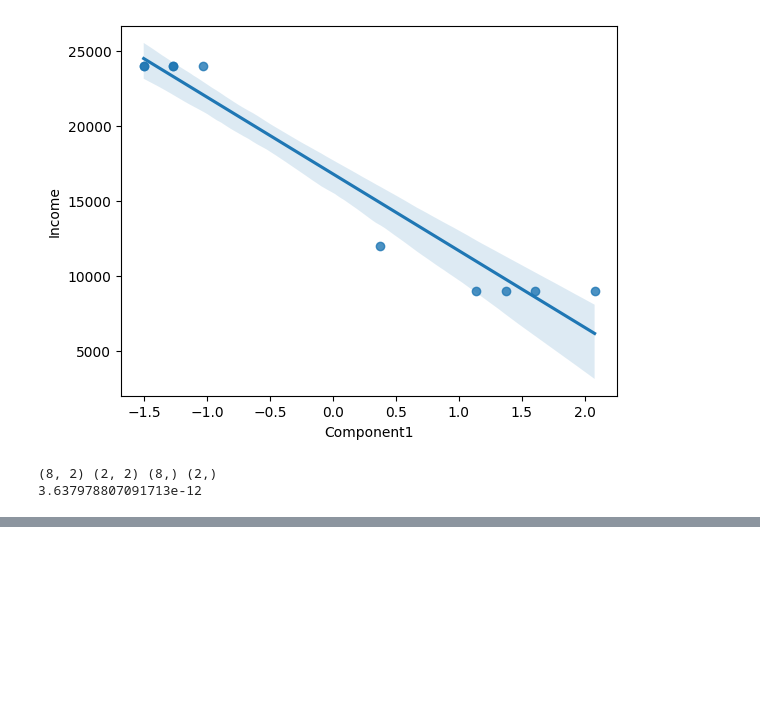
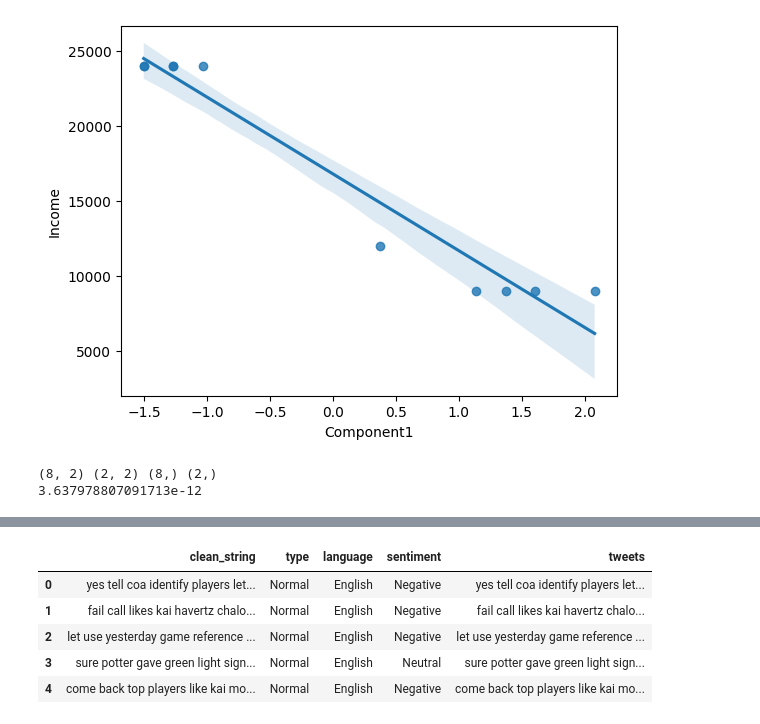
Before and after one commit to sophicist/StudentsWork-Lessons-, a Jupyter notebook: Akeem/MachineLearning.ipynb, the cells around one changed output, grey strips where cells are left out. Saved outputs shown, nothing was run; the diff lists cells and outputs as text; code cells hidden in the pictures; blank space fills up the shorter version.

```diff
--- a/Akeem/MachineLearning.ipynb
+++ b/Akeem/MachineLearning.ipynb
@@ -96,0 +113,19 @@ x_test
+# %%
+import numpy as np
+df['language'] = df['language'].replace({"English and kiswahil":"Sheng",'D':np.nan,'Englishg':"English",'Eng;':"English",'Kiswahili':"Sheng",
+                                        'English/swahili':"Sheng","Shang":"Sheng","Japanese":"Other","Gikuyu":"Other",'N/a':np.nan,'English/sheng':"Sheng",
+                                         "Swahili":"Sheng", '':np.nan,'English/kiswahili':"Sheng",'Kiswahili/english':"Sheng"})
+dt = df.copy()
+dt = dt.dropna(subset = ['language'])
+#-----------------------------------------------------------------------
+dt['sentiment'] = dt['sentiment'] .fillna(np.nan)
+dt['sentiment'] = dt['sentiment'].str.capitalize().str.strip()
+dt = dt[dt['sentiment']!=""]
+#----------------------------------------------------------------------
+clean = []
+for i in dt['type']:
+    if i in ['advertisement', 'Advertisement','Advert', 'advert']:
+        clean.append('Advert')
+    else:
+        clean.append("Normal")
+dt['type'] = clean
@@ -96,0 +152,27 @@ x_test
+# %%
+text = "John wore a red JACKET as he went to the market!!"
+import nltk
+from string import punctuation
+# get the stopwords
+stop = nltk.corpus.stopwords.words("english")
+puct = list(punctuation)
+stopwords = stop + puct
+
+# tokenize sentenses
+#text.split()
+def cleaner(text):
+    text = str(text).lower()
+    words = nltk.word_tokenize(text)
+    words = [word for word in words if not word in stopwords]
+
+    return " ".join(words)
+
+dt['tweets'] = dt['clean_string'].apply(cleaner)
+dt.head()
+# %% [output]
+|  | clean_string | type | language | sentiment | tweets |
+| 0 | yes tell coa identify players let... | Normal | English | Negative | yes tell coa identify players let... |
+| 1 | fail call likes kai havertz chalo... | Normal | English | Negative | fail call likes kai havertz chalo... |
+| 2 | let use yesterday game reference ... | Normal | English | Negative | let use yesterday game reference ... |
+| 3 | sure potter gave green light sign... | Normal | English | Neutral | sure potter gave green light sign... |
+| 4 | come back top players like kai mo... | Normal | English | Negative | come back top players like kai mo... |
```
Also changed, not shown: parts of 10 cells of this notebook, 1 other file.
